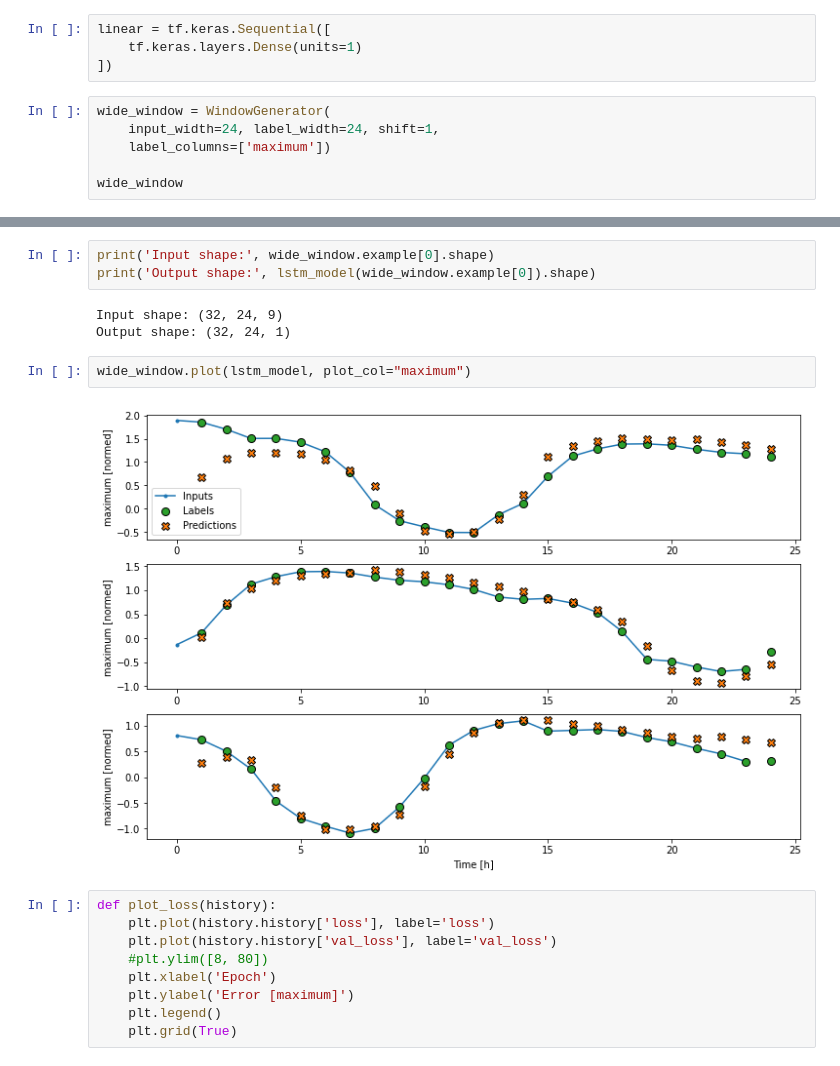
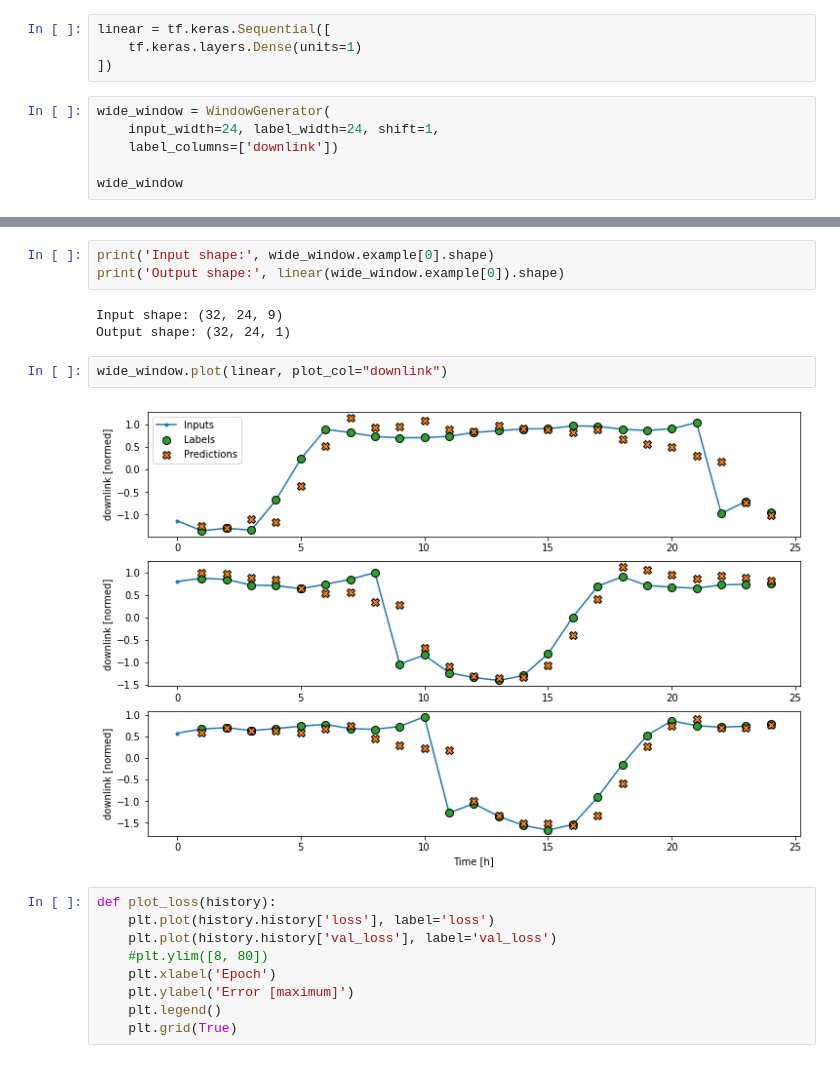
Before and after one commit to bm777/ann-network-LTE, a Jupyter notebook: forecast.ipynb, the cells around one changed output, grey strips where cells are left out. Cells and saved outputs as stored; diff of their text form.

```diff
--- a/forecast.ipynb
+++ b/forecast.ipynb
@@ -364,7 +364,7 @@ linear = tf.keras.Sequential([
 # %%
 wide_window = WindowGenerator(
     input_width=24, label_width=24, shift=1,
-    label_columns=['maximum'])
+    label_columns=['downlink'])
 
 wide_window
 # %% [output]
@@ -384,13 +395,13 @@ Epoch 3/200
 # %%
 print('Input shape:', wide_window.example[0].shape)
-print('Output shape:', lstm_model(wide_window.example[0]).shape)
+print('Output shape:', linear(wide_window.example[0]).shape)
 # %% [output]
 Input shape: (32, 24, 9)
 Output shape: (32, 24, 1)
 # %%
-wide_window.plot(lstm_model, plot_col="maximum")
+wide_window.plot(linear, plot_col="downlink")
 # %% [output]
-[figure, old version]
+[figure, new version]
 # %%
 def plot_loss(history):
     plt.plot(history.history['loss'], label='loss')
```
Also changed, not shown: parts of 2 cells of this notebook, 3 other files.
